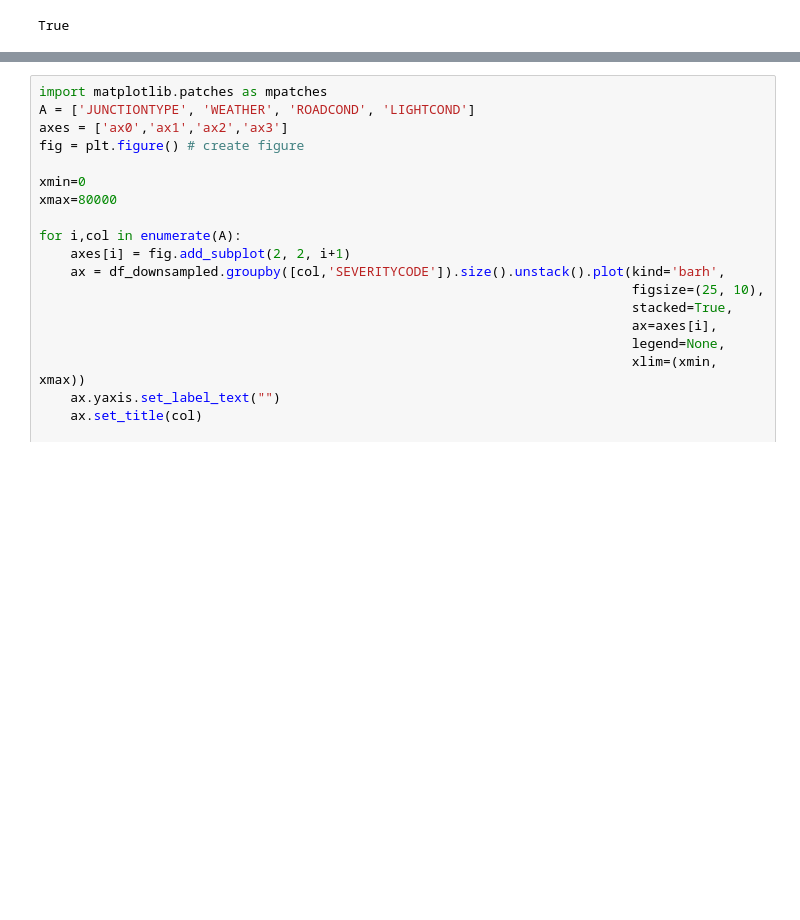
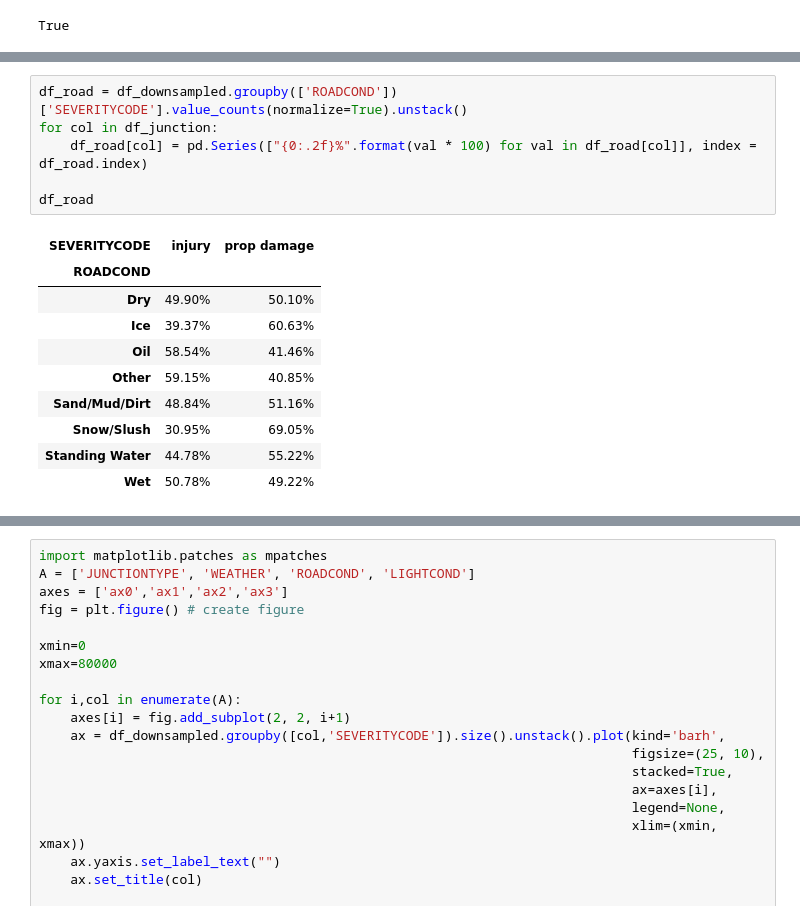
Before and after one commit to SPavez88/Coursera_Capstone, a Jupyter notebook: Coursera_Capstone_Notebook.ipynb, the cells around one changed output, grey strips where cells are left out. Cells and saved outputs as stored; diff of their text form; blank space fills up the shorter version.

```diff
--- a/Coursera_Capstone_Notebook.ipynb
+++ b/Coursera_Capstone_Notebook.ipynb
@@ -443,0 +407,17 @@ Name: SEVERITYCODE, dtype: float64
+# %%
+df_road = df_downsampled.groupby(['ROADCOND'])['SEVERITYCODE'].value_counts(normalize=True).unstack()
+for col in df_junction:
+    df_road[col] = pd.Series(["{0:.2f}%".format(val * 100) for val in df_road[col]], index = df_road.index)
+
+df_road
+# %% [output]
+| SEVERITYCODE | injury | prop damage |
+| ROADCOND |  |  |
+| Dry | 49.90% | 50.10% |
+| Ice | 39.37% | 60.63% |
+| Oil | 58.54% | 41.46% |
+| Other | 59.15% | 40.85% |
+| Sand/Mud/Dirt | 48.84% | 51.16% |
+| Snow/Slush | 30.95% | 69.05% |
+| Standing Water | 44.78% | 55.22% |
+| Wet | 50.78% | 49.22% |
```
Also changed, not shown: parts of 10 cells of this notebook.
